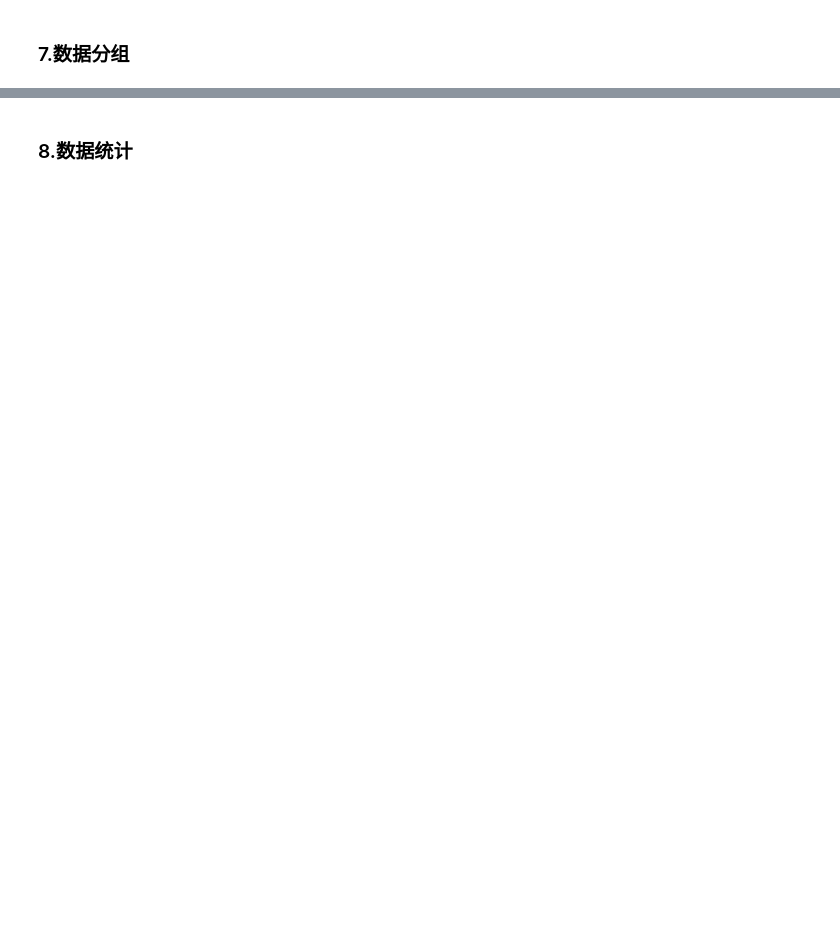
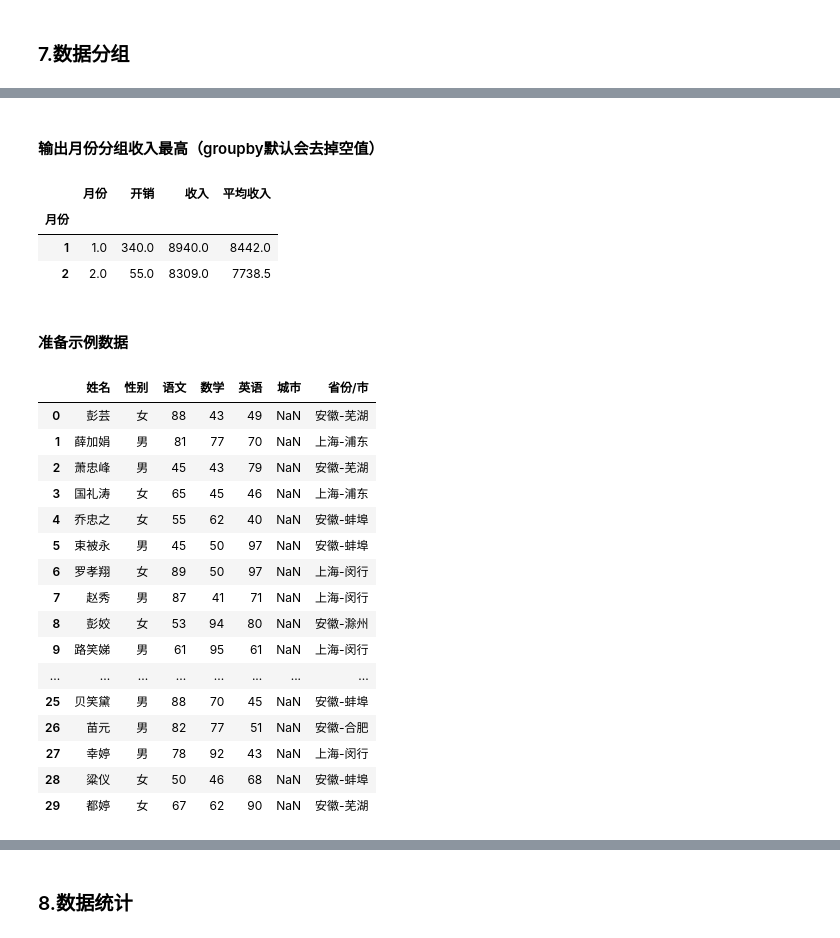
Before and after one commit to rongqi1108/python_codes, a Jupyter notebook: get-start/pandas常用函数.ipynb, the cells around one changed output, grey strips where cells are left out. Saved outputs shown, nothing was run; the diff lists cells and outputs as text; code cells hidden in the pictures; blank space fills up the shorter version.

```diff
--- a/get-start/pandas常用函数.ipynb
+++ b/get-start/pandas常用函数.ipynb
@@ -1176,0 +1332,14 @@ df7
+# %% [markdown]
+#### 输出月份分组收入最高（groupby默认会去掉空值）
+# %%
+def get_max(g):
+    df = g.sort_values('收入', ascending = True)
+    return df.iloc[-1, :]
+df8.groupby('月份').apply(get_max)
+# %% [output]
+|  | 月份 | 开销 | 收入 | 平均收入 |
+| 月份 |  |  |  |  |
+| 1 | 1.0 | 340.0 | 8940.0 | 8442.0 |
+| 2 | 2.0 | 55.0 | 8309.0 | 7738.5 |
+# %% [markdown]
+#### 准备示例数据
@@ -1176,0 +1415,28 @@ df7
+# %%
+# '姓名','性别','语文','数学','英语','城市','省份/市'
+nums = 30
+df9['姓名'] = get_peoples(nums)
+df9['性别'] = get_genders(nums)
+df9['语文'] = get_scores(nums)
+df9['数学'] = get_scores(nums)
+df9['英语'] = get_scores(nums)
+df9['省份/市'] = get_citys(nums)
+df9
+# %% [output]
+|  | 姓名 | 性别 | 语文 | 数学 | 英语 | 城市 | 省份/市 |
+| 0 | 彭芸 | 女 | 88 | 43 | 49 | NaN | 安徽-芜湖 |
+| 1 | 薛加娟 | 男 | 81 | 77 | 70 | NaN | 上海-浦东 |
+| 2 | 萧忠峰 | 男 | 45 | 43 | 79 | NaN | 安徽-芜湖 |
+| 3 | 国礼涛 | 女 | 65 | 45 | 46 | NaN | 上海-浦东 |
+| 4 | 乔忠之 | 女 | 55 | 62 | 40 | NaN | 安徽-蚌埠 |
+| 5 | 束被永 | 男 | 45 | 50 | 97 | NaN | 安徽-蚌埠 |
+| 6 | 罗孝翔 | 女 | 89 | 50 | 97 | NaN | 上海-闵行 |
+| 7 | 赵秀 | 男 | 87 | 41 | 71 | NaN | 上海-闵行 |
+| 8 | 彭姣 | 女 | 53 | 94 | 80 | NaN | 安徽-滁州 |
+| 9 | 路笑娣 | 男 | 61 | 95 | 61 | NaN | 上海-闵行 |
+| ... | ... | ... | ... | ... | ... | ... | ... |
+| 25 | 贝笑黛 | 男 | 88 | 70 | 45 | NaN | 安徽-蚌埠 |
+| 26 | 苗元 | 男 | 82 | 77 | 51 | NaN | 安徽-合肥 |
+| 27 | 幸婷 | 男 | 78 | 92 | 43 | NaN | 上海-闵行 |
+| 28 | 粱仪 | 女 | 50 | 46 | 68 | NaN | 安徽-蚌埠 |
+| 29 | 都婷 | 女 | 67 | 62 | 90 | NaN | 安徽-芜湖 |
```
Also changed, not shown: parts of 91 cells of this notebook, 1 other file.
